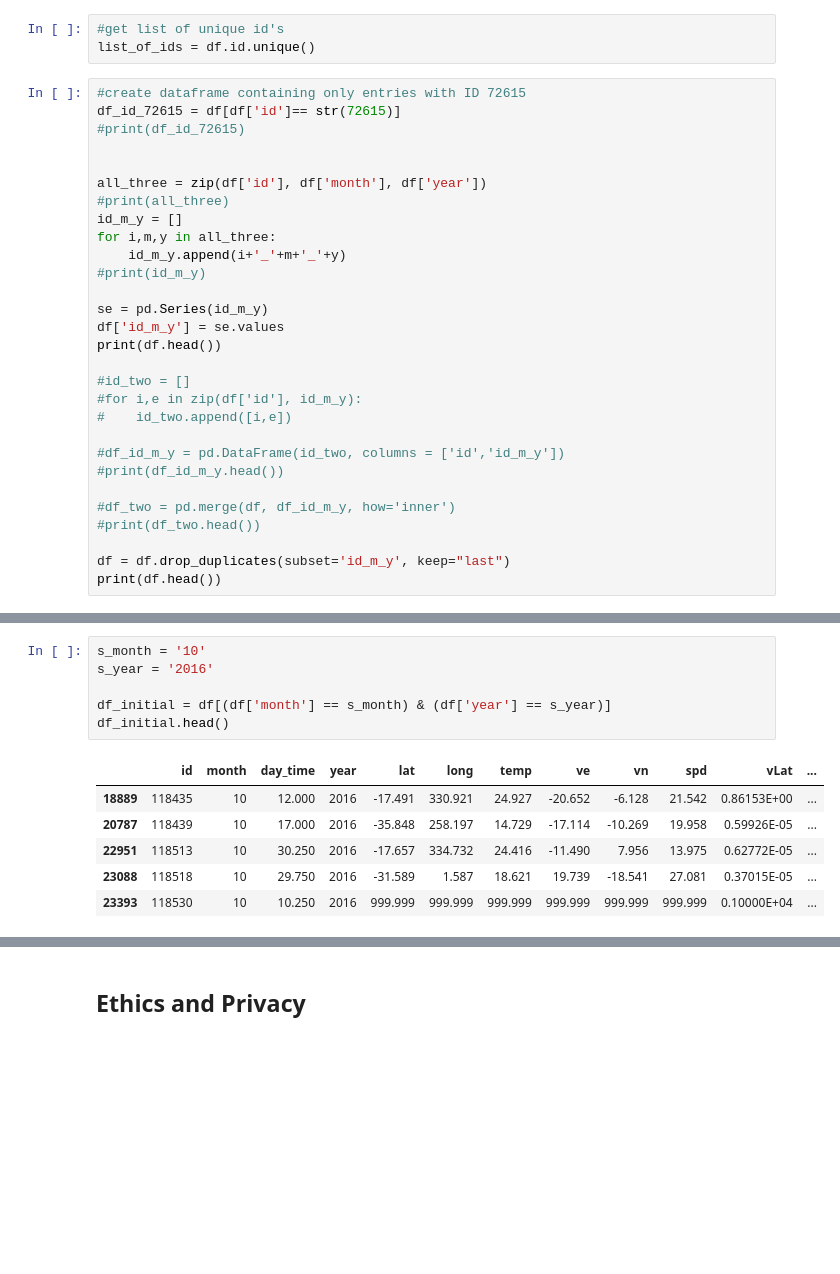
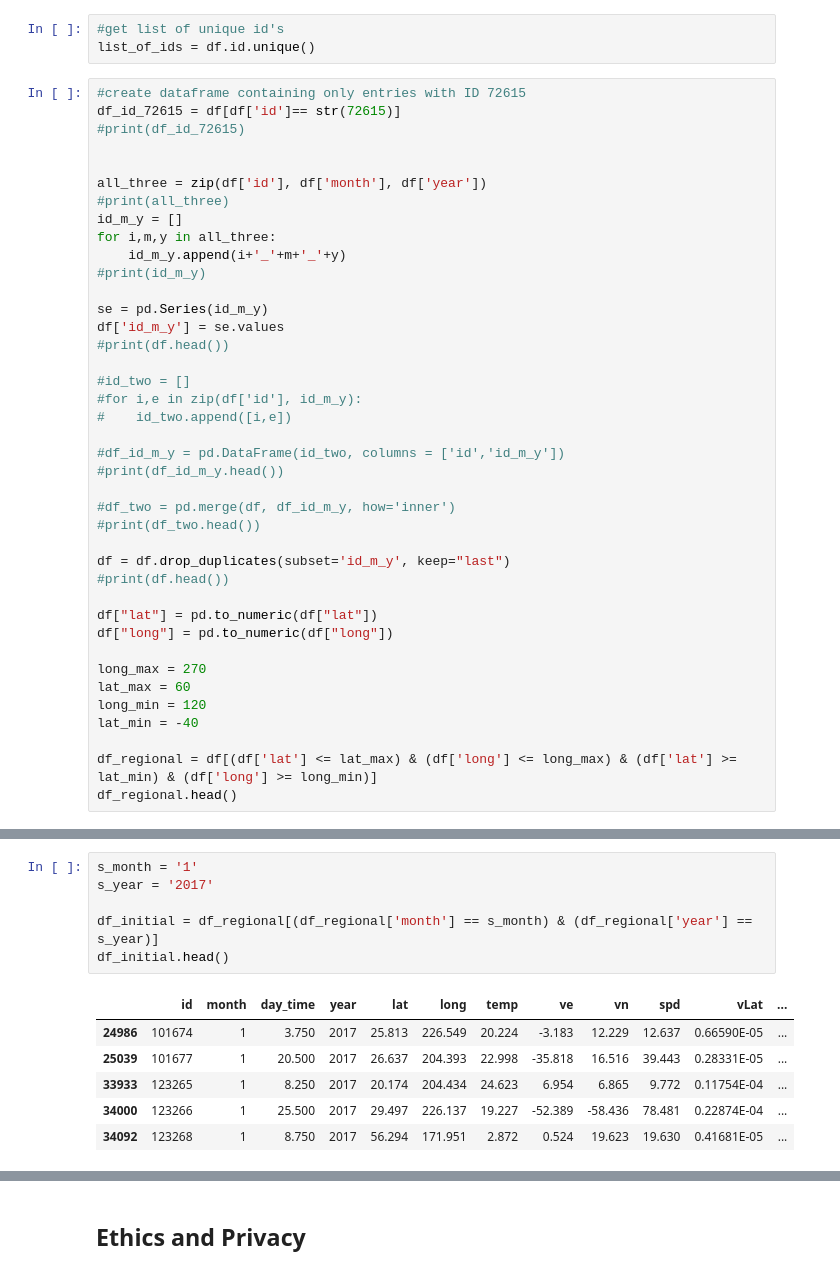
Before and after one commit to Sleightly/GunViolenceVis, a Jupyter notebook: Plastic Ocean.ipynb, the cells around one changed output, grey strips where cells are left out. Cells and saved outputs as stored; diff of their text form; blank space fills up the shorter version.

```diff
--- a/Plastic Ocean.ipynb
+++ b/Plastic Ocean.ipynb
@@ -139,7 +139,7 @@ for i,m,y in all_three:
 
 se = pd.Series(id_m_y)
 df['id_m_y'] = se.values
-print(df.head())
+#print(df.head())
 
 #id_two = []
 #for i,e in zip(df['id'], id_m_y):
@@ -152,5 +152,16 @@ print(df.head())
 #print(df_two.head())
 
 df = df.drop_duplicates(subset='id_m_y', keep="last")
-print(df.head())
+#print(df.head())
+
+df["lat"] = pd.to_numeric(df["lat"])
+df["long"] = pd.to_numeric(df["long"])
+
+long_max = 270
+lat_max = 60
+long_min = 120
+lat_min = -40
+
+df_regional = df[(df['lat'] <= lat_max) & (df['long'] <= long_max) & (df['lat'] >= lat_min) & (df['long'] >= long_min)]
+df_regional.head()
 # %% [output]
@@ -178,13 +174,13 @@ See the caveats in the documentation: http://pandas.pydata.org/pandas-docs/stabl
 # %%
-s_month = '10'
-s_year = '2016'
+s_month = '1'
+s_year = '2017'
 
-df_initial = df[(df['month'] == s_month) & (df['year'] == s_year)]
+df_initial = df_regional[(df_regional['month'] == s_month) & (df_regional['year'] == s_year)]
 df_initial.head()
 # %% [output]
 |  | id | month | day_time | year | lat | long | temp | ve | vn | spd | vLat | ... |
-| 18889 | 118435 | 10 | 12.000 | 2016 | -17.491 | 330.921 | 24.927 | -20.652 | -6.128 | 21.542 | 0.86153E+00 | ... |
-| 20787 | 118439 | 10 | 17.000 | 2016 | -35.848 | 258.197 | 14.729 | -17.114 | -10.269 | 19.958 | 0.59926E-05 | ... |
-| 22951 | 118513 | 10 | 30.250 | 2016 | -17.657 | 334.732 | 24.416 | -11.490 | 7.956 | 13.975 | 0.62772E-05 | ... |
-| 23088 | 118518 | 10 | 29.750 | 2016 | -31.589 | 1.587 | 18.621 | 19.739 | -18.541 | 27.081 | 0.37015E-05 | ... |
-| 23393 | 118530 | 10 | 10.250 | 2016 | 999.999 | 999.999 | 999.999 | 999.999 | 999.999 | 999.999 | 0.10000E+04 | ... |
+| 24986 | 101674 | 1 | 3.750 | 2017 | 25.813 | 226.549 | 20.224 | -3.183 | 12.229 | 12.637 | 0.66590E-05 | ... |
+| 25039 | 101677 | 1 | 20.500 | 2017 | 26.637 | 204.393 | 22.998 | -35.818 | 16.516 | 39.443 | 0.28331E-05 | ... |
+| 33933 | 123265 | 1 | 8.250 | 2017 | 20.174 | 204.434 | 24.623 | 6.954 | 6.865 | 9.772 | 0.11754E-04 | ... |
+| 34000 | 123266 | 1 | 25.500 | 2017 | 29.497 | 226.137 | 19.227 | -52.389 | -58.436 | 78.481 | 0.22874E-04 | ... |
+| 34092 | 123268 | 1 | 8.750 | 2017 | 56.294 | 171.951 | 2.872 | 0.524 | 19.623 | 19.630 | 0.41681E-05 | ... |
```
Also changed, not shown: parts of 3 cells of this notebook.
